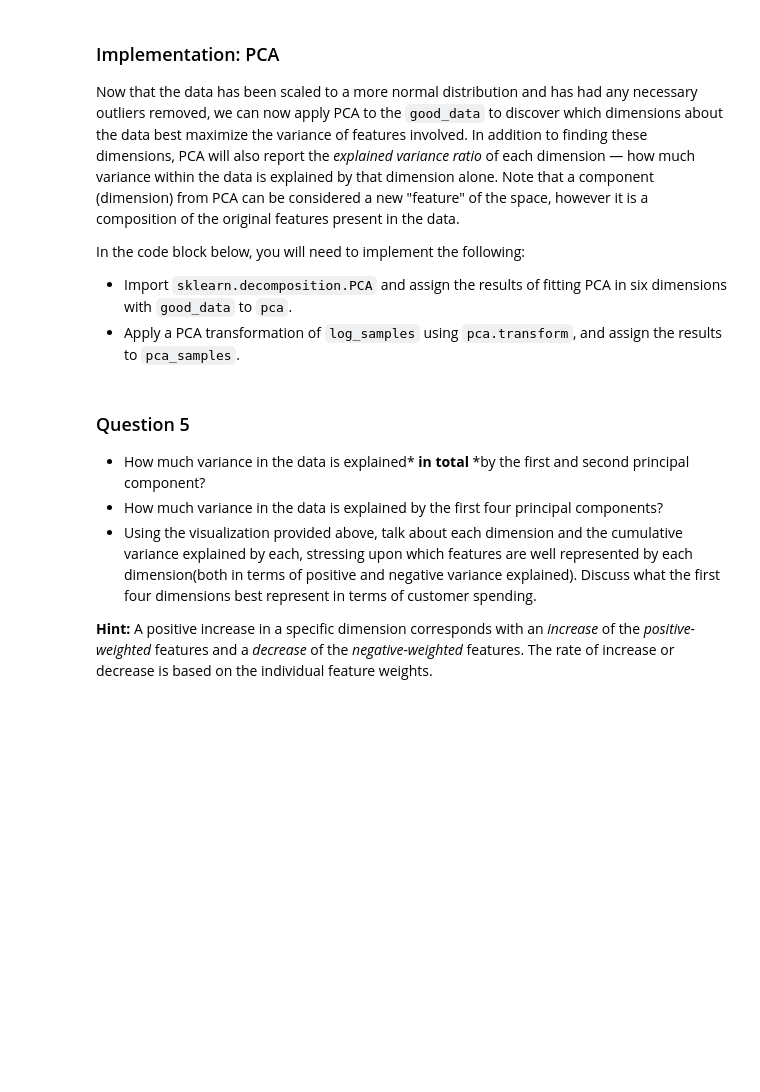
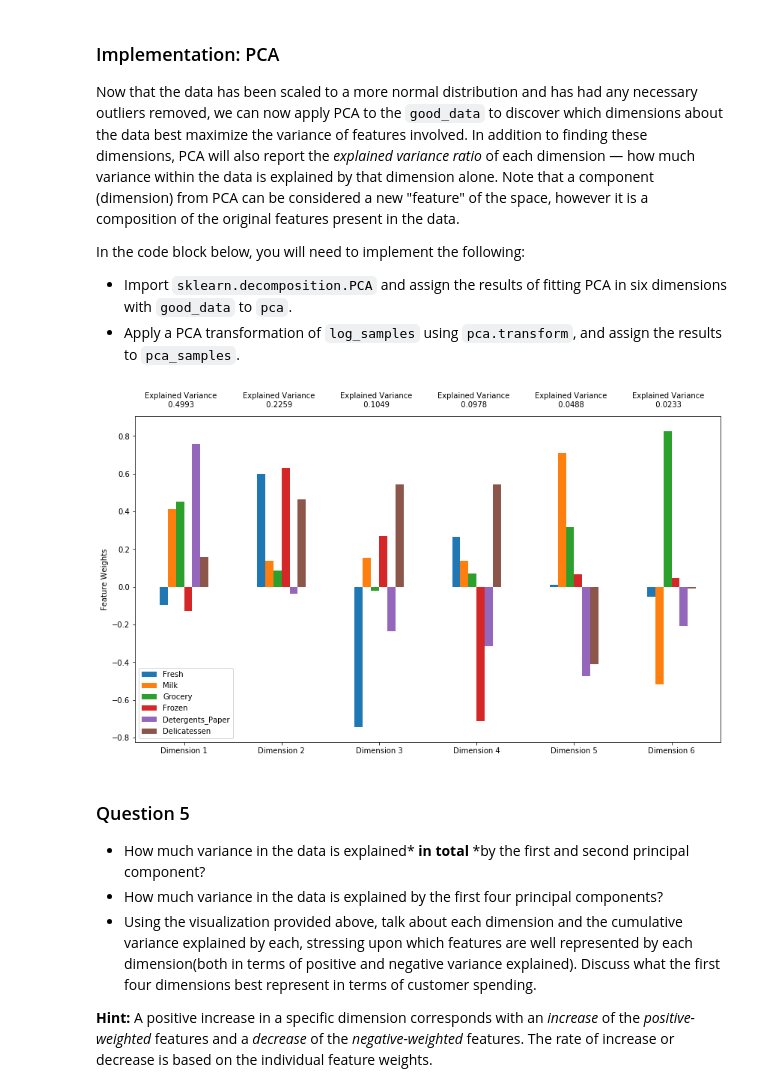
Before and after one commit to dgonzalez33/machine-learning, a Jupyter notebook: projects/customer_segments/customer_segments.ipynb, the cells around one changed output. Saved outputs shown, nothing was run; the diff lists cells and outputs as text; code cells hidden in the pictures; blank space fills up the shorter version.

```diff
--- a/projects/customer_segments/customer_segments.ipynb
+++ b/projects/customer_segments/customer_segments.ipynb
@@ -324,15 +322,17 @@ In the code block below, you will need to implement the following:
  - Import `sklearn.decomposition.PCA` and assign the results of fitting PCA in six dimensions with `good_data` to `pca`.
  - Apply a PCA transformation of `log_samples` using `pca.transform`, and assign the results to `pca_samples`.
 # %%
-import sklearn.decomposition.PCA
+from sklearn.decomposition import PCA
 # TODO: Apply PCA by fitting the good data with the same number of dimensions as features
-pca = None
-
+pca_fitter = PCA(n_components=6)
+pca = pca_fitter.fit(good_data)
 # TODO: Transform log_samples using the PCA fit above
-pca_samples = None
+pca_samples = pca_fitter.transform(log_samples)
 
 # Generate PCA results plot
 pca_results = vs.pca_results(good_data, pca)
+# %% [output]
+[figure, added]
 # %% [markdown]
 ### Question 5
 
```
Also changed, not shown: parts of 27 cells of this notebook.
